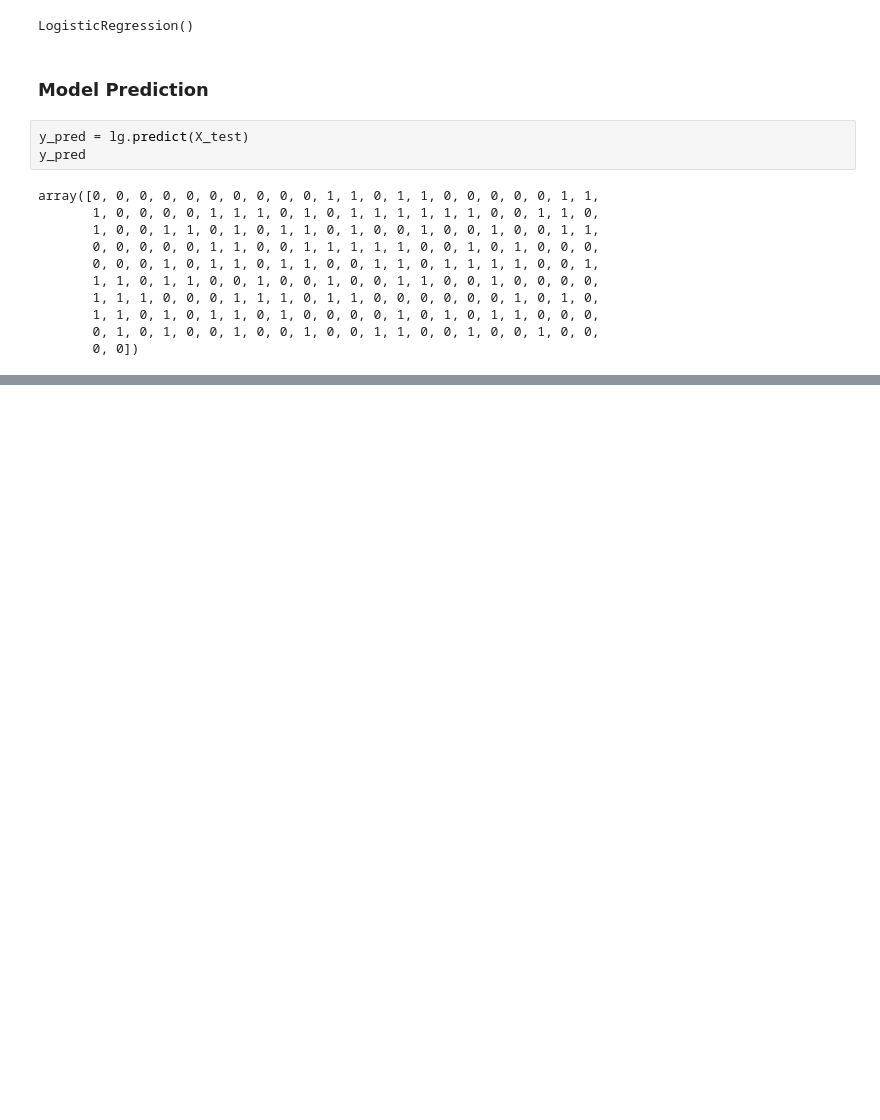
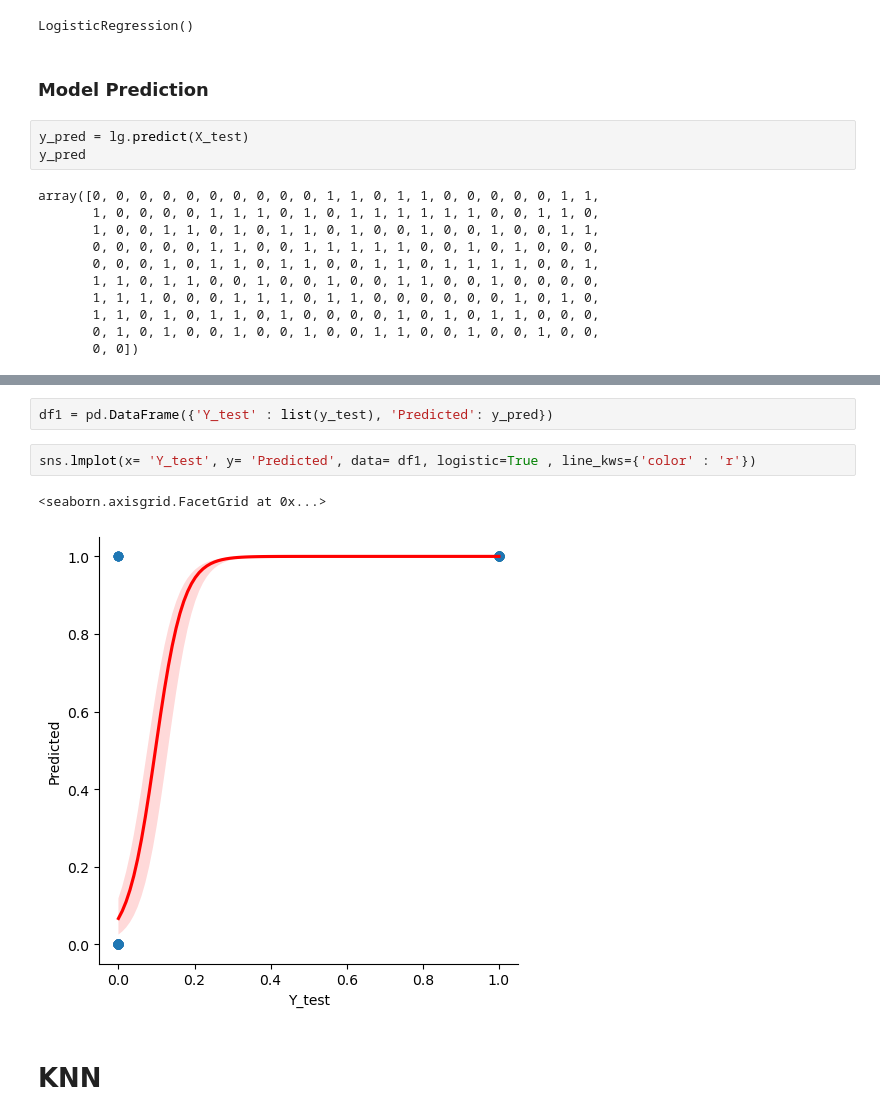
Before and after one commit to HanadIsmail/cttc-ai-ml-training, a Jupyter notebook: week2/Machine Learning/Lesson2/classification_notes.ipynb, the cells around one changed output, grey strips where cells are left out. Saved outputs shown, nothing was run; the diff lists cells and outputs as text; blank space fills up the shorter version.

```diff
--- a/week2/Machine Learning/Lesson2/Untitled.ipynb
+++ b/week2/Machine Learning/Lesson2/classification_notes.ipynb
@@ -308,0 +381,9 @@ from sklearn.metrics import confusion_matrix
+# %%
+df1 = pd.DataFrame({'Y_test' : list(y_test), 'Predicted': y_pred})
+# %%
+sns.lmplot(x= 'Y_test', y= 'Predicted', data= df1, logistic=True , line_kws={'color' : 'r'})
+# %% [output]
+<seaborn.axisgrid.FacetGrid at 0x...>
+[figure, added]
+# %% [markdown]
+# KNN
```
Also changed, not shown: parts of 32 cells of this notebook, 3 other files.
